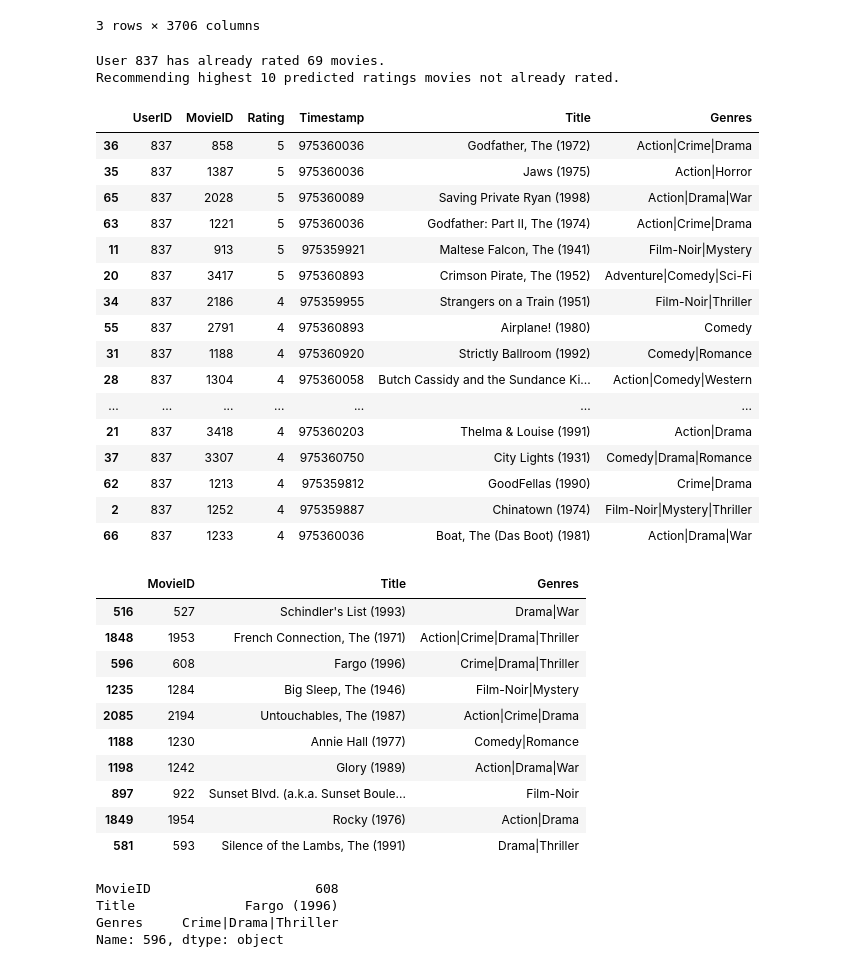
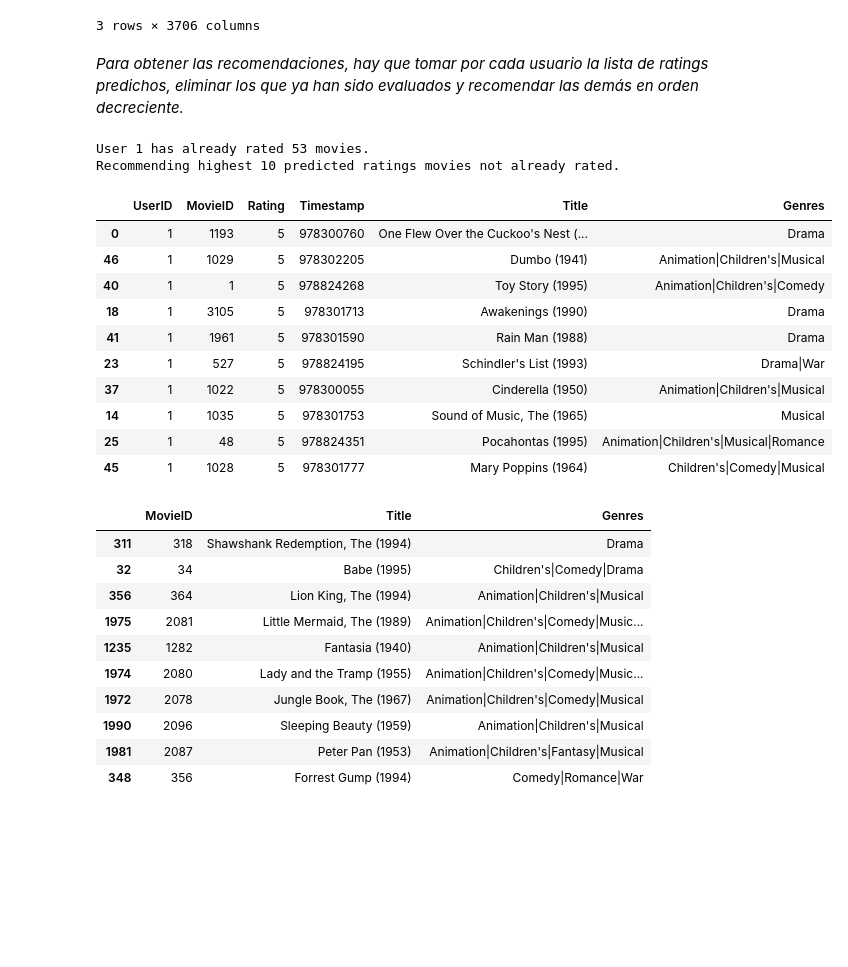
Before and after one commit to mlares/diplodatos_unsupervised, a Jupyter notebook: Movie_recommender.ipynb, the cells around one changed output. Cells and saved outputs as stored; diff of their text form; code cells hidden in the pictures; blank space fills up the shorter version.

Commit message:
movie recommender

```diff
--- a/Movie_recommender.ipynb
+++ b/Movie_recommender.ipynb
@@ -242,6 +214,9 @@ preds_df.head(3)
 | 1 | 0.744716 | 0.169659 | 0.335418 | 0.000758 | 0.022475 | 1.353050 | 0.051426 | 0.071258 | 0.161601 | 1.567246 | ... | ... |
 | 2 | 1.818824 | 0.456136 | 0.090978 | -0.043037 | -0.025694 | -0.158617 | -0.131778 | 0.098977 | 0.030551 | 0.735470 | ... | ... |
 3 rows × 3706 columns
+# %% [markdown]
+
+*Para obtener las recomendaciones, hay que tomar por cada usuario la lista de ratings predichos, eliminar los que ya han sido evaluados y recomendar las demás en orden decreciente.*
 # %%
 def recommend_movies(predictions_df, userID, movies_df, original_ratings_df, num_recommendations=5):
 
@@ -270,48 +245,35 @@ def recommend_movies(predictions_df, userID, movies_df, original_ratings_df, num
 
     return user_full, recommendations
 # %%
-already_rated, predictions = recommend_movies(preds_df, 837, movies_df, ratings_df, 10)
+already_rated, predictions = recommend_movies(preds_df, 1, movies_df, ratings_df, 10)
 # %% [output]
-User 837 has already rated 69 movies.
+User 1 has already rated 53 movies.
 Recommending highest 10 predicted ratings movies not already rated.
 # %%
-already_rated.head(20)
+already_rated.head(10)
 # %% [output]
 |  | UserID | MovieID | Rating | Timestamp | Title | Genres |
-| 36 | 837 | 858 | 5 | 975360036 | Godfather, The (1972) | Action|Crime|Drama |
-| 35 | 837 | 1387 | 5 | 975360036 | Jaws (1975) | Action|Horror |
-| 65 | 837 | 2028 | 5 | 975360089 | Saving Private Ryan (1998) | Action|Drama|War |
-| 63 | 837 | 1221 | 5 | 975360036 | Godfather: Part II, The (1974) | Action|Crime|Drama |
-| 11 | 837 | 913 | 5 | 975359921 | Maltese Falcon, The (1941) | Film-Noir|Mystery |
-| 20 | 837 | 3417 | 5 | 975360893 | Crimson Pirate, The (1952) | Adventure|Comedy|Sci-Fi |
-| 34 | 837 | 2186 | 4 | 975359955 | Strangers on a Train (1951) | Film-Noir|Thriller |
-| 55 | 837 | 2791 | 4 | 975360893 | Airplane! (1980) | Comedy |
-| 31 | 837 | 1188 | 4 | 975360920 | Strictly Ballroom (1992) | Comedy|Romance |
-| 28 | 837 | 1304 | 4 | 975360058 | Butch Cassidy and the Sundance Ki... | Action|Comedy|Western |
-| ... | ... | ... | ... | ... | ... | ... |
-| 21 | 837 | 3418 | 4 | 975360203 | Thelma & Louise (1991) | Action|Drama |
-| 37 | 837 | 3307 | 4 | 975360750 | City Lights (1931) | Comedy|Drama|Romance |
-| 62 | 837 | 1213 | 4 | 975359812 | GoodFellas (1990) | Crime|Drama |
-| 2 | 837 | 1252 | 4 | 975359887 | Chinatown (1974) | Film-Noir|Mystery|Thriller |
-| 66 | 837 | 1233 | 4 | 975360036 | Boat, The (Das Boot) (1981) | Action|Drama|War |
+| 0 | 1 | 1193 | 5 | 978300760 | One Flew Over the Cuckoo's Nest (... | Drama |
+| 46 | 1 | 1029 | 5 | 978302205 | Dumbo (1941) | Animation|Children's|Musical |
+| 40 | 1 | 1 | 5 | 978824268 | Toy Story (1995) | Animation|Children's|Comedy |
+| 18 | 1 | 3105 | 5 | 978301713 | Awakenings (1990) | Drama |
+| 41 | 1 | 1961 | 5 | 978301590 | Rain Man (1988) | Drama |
+| 23 | 1 | 527 | 5 | 978824195 | Schindler's List (1993) | Drama|War |
+| 37 | 1 | 1022 | 5 | 978300055 | Cinderella (1950) | Animation|Children's|Musical |
+| 14 | 1 | 1035 | 5 | 978301753 | Sound of Music, The (1965) | Musical |
+| 25 | 1 | 48 | 5 | 978824351 | Pocahontas (1995) | Animation|Children's|Musical|Romance |
+| 45 | 1 | 1028 | 5 | 978301777 | Mary Poppins (1964) | Children's|Comedy|Musical |
 # %%
 predictions
 # %% [output]
 |  | MovieID | Title | Genres |
-| 516 | 527 | Schindler's List (1993) | Drama|War |
-| 1848 | 1953 | French Connection, The (1971) | Action|Crime|Drama|Thriller |
-| 596 | 608 | Fargo (1996) | Crime|Drama|Thriller |
-| 1235 | 1284 | Big Sleep, The (1946) | Film-Noir|Mystery |
-| 2085 | 2194 | Untouchables, The (1987) | Action|Crime|Drama |
-| 1188 | 1230 | Annie Hall (1977) | Comedy|Romance |
-| 1198 | 1242 | Glory (1989) | Action|Drama|War |
-| 897 | 922 | Sunset Blvd. (a.k.a. Sunset Boule... | Film-Noir |
-| 1849 | 1954 | Rocky (1976) | Action|Drama |
-| 581 | 593 | Silence of the Lambs, The (1991) | Drama|Thriller |
+| 311 | 318 | Shawshank Redemption, The (1994) | Drama |
+| 32 | 34 | Babe (1995) | Children's|Comedy|Drama |
+| 356 | 364 | Lion King, The (1994) | Animation|Children's|Musical |
+| 1975 | 2081 | Little Mermaid, The (1989) | Animation|Children's|Comedy|Music... |
+| 1235 | 1282 | Fantasia (1940) | Animation|Children's|Musical |
+| 1974 | 2080 | Lady and the Tramp (1955) | Animation|Children's|Comedy|Music... |
+| 1972 | 2078 | Jungle Book, The (1967) | Animation|Children's|Comedy|Musical |
+| 1990 | 2096 | Sleeping Beauty (1959) | Animation|Children's|Musical |
+| 1981 | 2087 | Peter Pan (1953) | Animation|Children's|Fantasy|Musical |
+| 348 | 356 | Forrest Gump (1994) | Comedy|Romance|War |
-# %%
-predictions.loc[596]
-# %% [output]
-MovieID                     608
-Title              Fargo (1996)
-Genres     Crime|Drama|Thriller
-Name: 596, dtype: object
```
Also changed, not shown: parts of 10 cells of this notebook, 5 other files.
